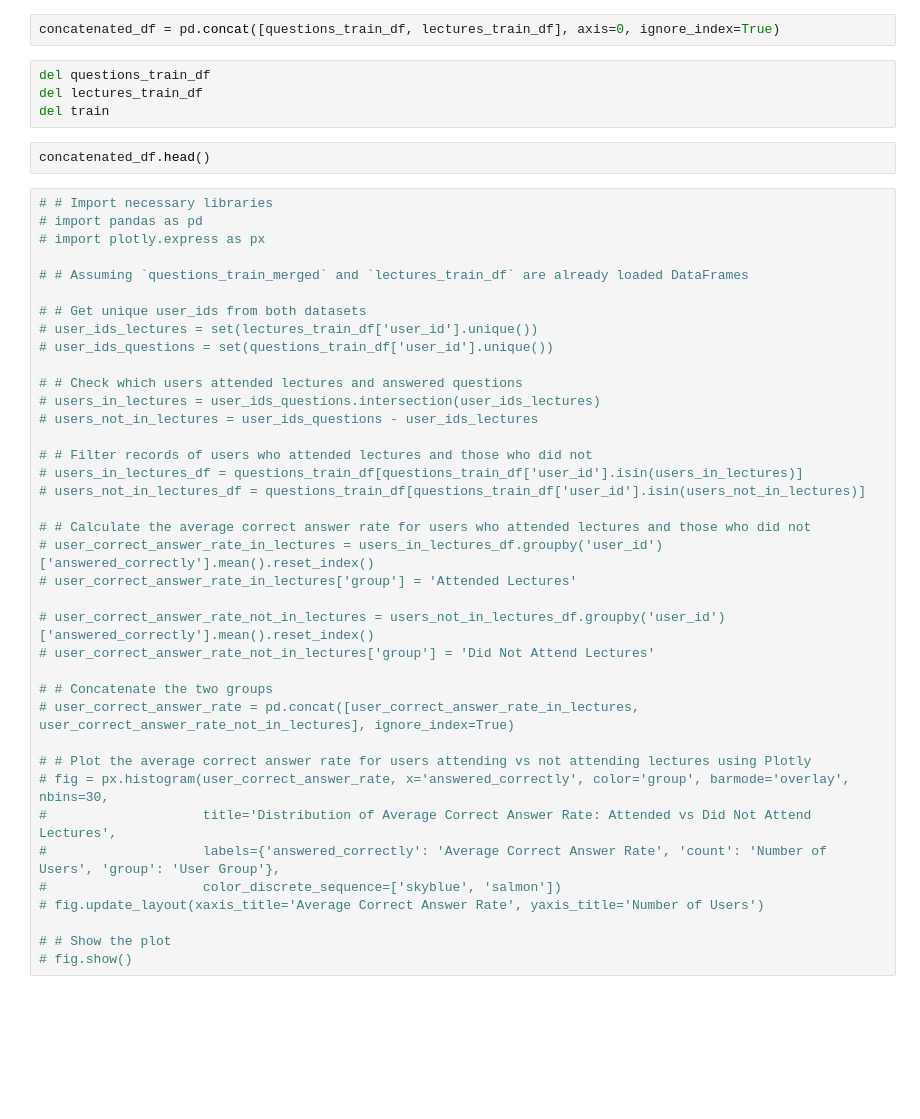
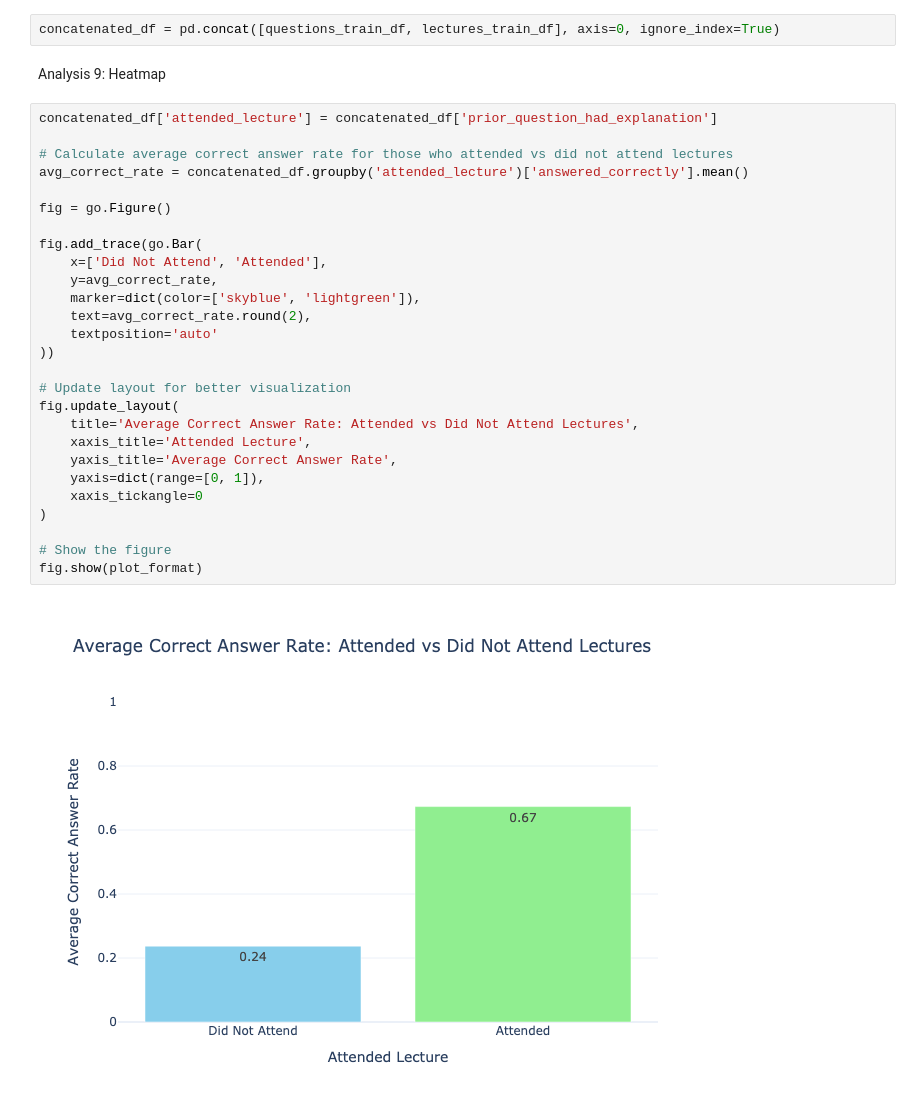
Before and after one commit to Katrin-Pochtar/Masters, a Jupyter notebook: Semester_1/Python/HW3.ipynb, the cells around one changed output. Drawn from its saved outputs; the diff is of its cells as text; blank space fills up the shorter version.

Commit message:
plotly png

```diff
--- a/Semester_1/Python/HW3.ipynb
+++ b/Semester_1/Python/HW3.ipynb
@@ -297,46 +432,33 @@ fig.show()
 # %%
 concatenated_df = pd.concat([questions_train_df, lectures_train_df], axis=0, ignore_index=True)
-# %%
-del questions_train_df
-del lectures_train_df
-del train
-# %%
-concatenated_df.head()
-# %%
-# # Import necessary libraries
-# import pandas as pd
-# import plotly.express as px
-
-# # Assuming `questions_train_merged` and `lectures_train_df` are already loaded DataFrames
-
-# # Get unique user_ids from both datasets
-# user_ids_lectures = set(lectures_train_df['user_id'].unique())
-# user_ids_questions = set(questions_train_df['user_id'].unique())
-
-# # Check which users attended lectures and answered questions
-# users_in_lectures = user_ids_questions.intersection(user_ids_lectures)
-# users_not_in_lectures = user_ids_questions - user_ids_lectures
-
-# # Filter records of users who attended lectures and those who did not
-# users_in_lectures_df = questions_train_df[questions_train_df['user_id'].isin(users_in_lectures)]
-# users_not_in_lectures_df = questions_train_df[questions_train_df['user_id'].isin(users_not_in_lectures)]
-
-# # Calculate the average correct answer rate for users who attended lectures and those who did not
-# user_correct_answer_rate_in_lectures = users_in_lectures_df.groupby('user_id')['answered_correctly'].mean().reset_index()
-# user_correct_answer_rate_in_lectures['group'] = 'Attended Lectures'
-
-# user_correct_answer_rate_not_in_lectures = users_not_in_lectures_df.groupby('user_id')['answered_correctly'].mean().reset_index()
-# user_correct_answer_rate_not_in_lectures['group'] = 'Did Not Attend Lectures'
-
-# # Concatenate the two groups
-# user_correct_answer_rate = pd.concat([user_correct_answer_rate_in_lectures, user_correct_answer_rate_not_in_lectures], ignore_index=True)
-
-# # Plot the average correct answer rate for users attending vs not attending lectures using Plotly
-# fig = px.histogram(user_correct_answer_rate, x='answered_correctly', color='group', barmode='overlay', nbins=30,
-#                    title='Distribution of Average Correct Answer Rate: Attended vs Did Not Attend Lectures',
-#                    labels={'answered_correctly': 'Average Correct Answer Rate', 'count': 'Number of Users', 'group': 'User Group'},
-#                    color_discrete_sequence=['skyblue', 'salmon'])
-# fig.update_layout(xaxis_title='Average Correct Answer Rate', yaxis_title='Number of Users')
-
-# # Show the plot
-# fig.show()
+# %% [markdown]
+Analysis 9: Heatmap
+# %%
+concatenated_df['attended_lecture'] = concatenated_df['prior_question_had_explanation']
+
+# Calculate average correct answer rate for those who attended vs did not attend lectures
+avg_correct_rate = concatenated_df.groupby('attended_lecture')['answered_correctly'].mean()
+
+fig = go.Figure()
+
+fig.add_trace(go.Bar(
+    x=['Did Not Attend', 'Attended'],
+    y=avg_correct_rate,
+    marker=dict(color=['skyblue', 'lightgreen']),
+    text=avg_correct_rate.round(2),
+    textposition='auto'
+))
+
+# Update layout for better visualization
+fig.update_layout(
+    title='Average Correct Answer Rate: Attended vs Did Not Attend Lectures',
+    xaxis_title='Attended Lecture',
+    yaxis_title='Average Correct Answer Rate',
+    yaxis=dict(range=[0, 1]),
+    xaxis_tickangle=0
+)
+
+# Show the figure
+fig.show(plot_format)
+# %% [output]
+[figure, added]
```
Also changed, not shown: parts of 34 cells of this notebook.
